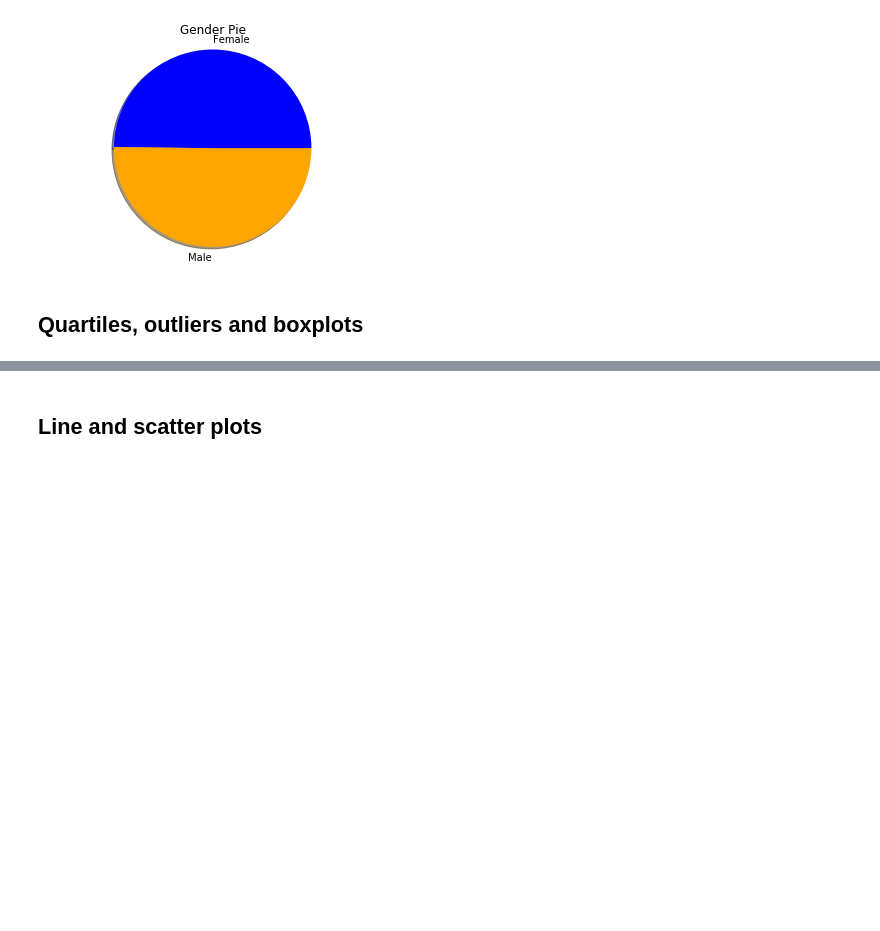
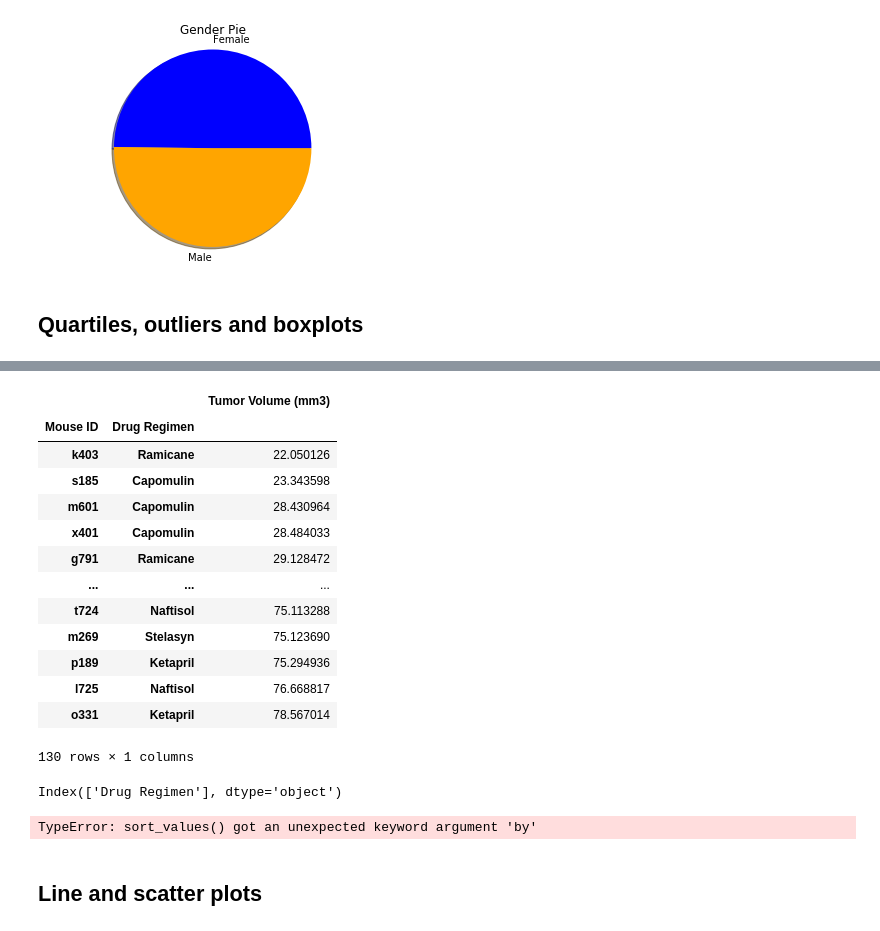
Before and after one commit to LizzyO/Pymaceuticals-Challenge, a Jupyter notebook: Pymaceuticals/pymaceuticals.ipynb, the cells around one changed output, grey strips where cells are left out. Saved outputs shown, nothing was run; the diff lists cells and outputs as text; code cells hidden in the pictures; blank space fills up the shorter version.

```diff
--- a/Pymaceuticals/pymaceuticals.ipynb
+++ b/Pymaceuticals/pymaceuticals.ipynb
@@ -202,3 +188,33 @@ NameError: name 'last_timepoint' is not defined
+# %%
+min_tumor_mouse = pd.DataFrame(iqr_group["Tumor Volume (mm3)"].min())
+# %%
+sort_mouse_df = min_tumor_mouse.sort_values(by="Tumor Volume (mm3)", ascending=True)
+sort_mouse_df
+# %% [output]
+|  |  | Tumor Volume (mm3) |
+| Mouse ID | Drug Regimen |  |
+| k403 | Ramicane | 22.050126 |
+| s185 | Capomulin | 23.343598 |
+| m601 | Capomulin | 28.430964 |
+| x401 | Capomulin | 28.484033 |
+| g791 | Ramicane | 29.128472 |
+| ... | ... | ... |
+| t724 | Naftisol | 75.113288 |
+| m269 | Stelasyn | 75.123690 |
+| p189 | Ketapril | 75.294936 |
+| l725 | Naftisol | 76.668817 |
+| o331 | Ketapril | 78.567014 |
+130 rows × 1 columns
+# %%
+idx = pd.Index(["Drug Regimen"])
+idx
+# %% [output]
+Index(['Drug Regimen'], dtype='object')
+# %%
+sort_mouse_df = idx.sort_values(by="Drug Regimen", ascending=True)
+sort_mouse_df
+# %% [output]
+TypeError: sort_values() got an unexpected keyword argument 'by'
 # %%
 # Generate a box plot of the final tumor volume of each mouse across four regimens of interest
 # %% [markdown]
```
Also changed, not shown: parts of 7 cells of this notebook.
